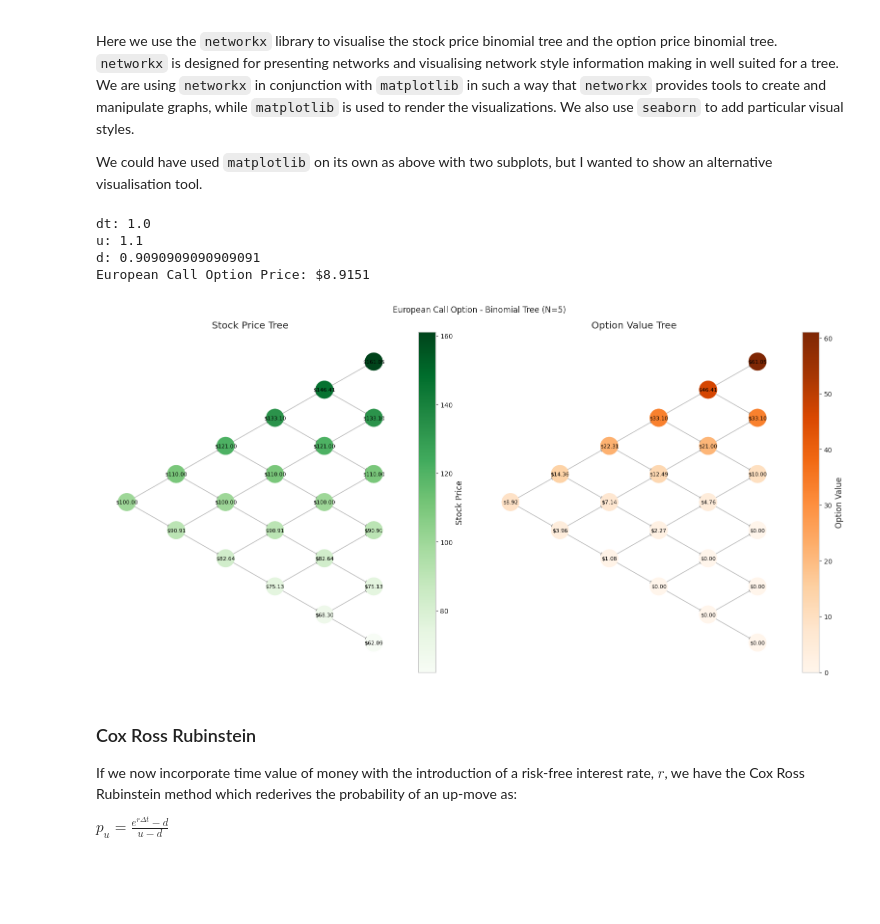
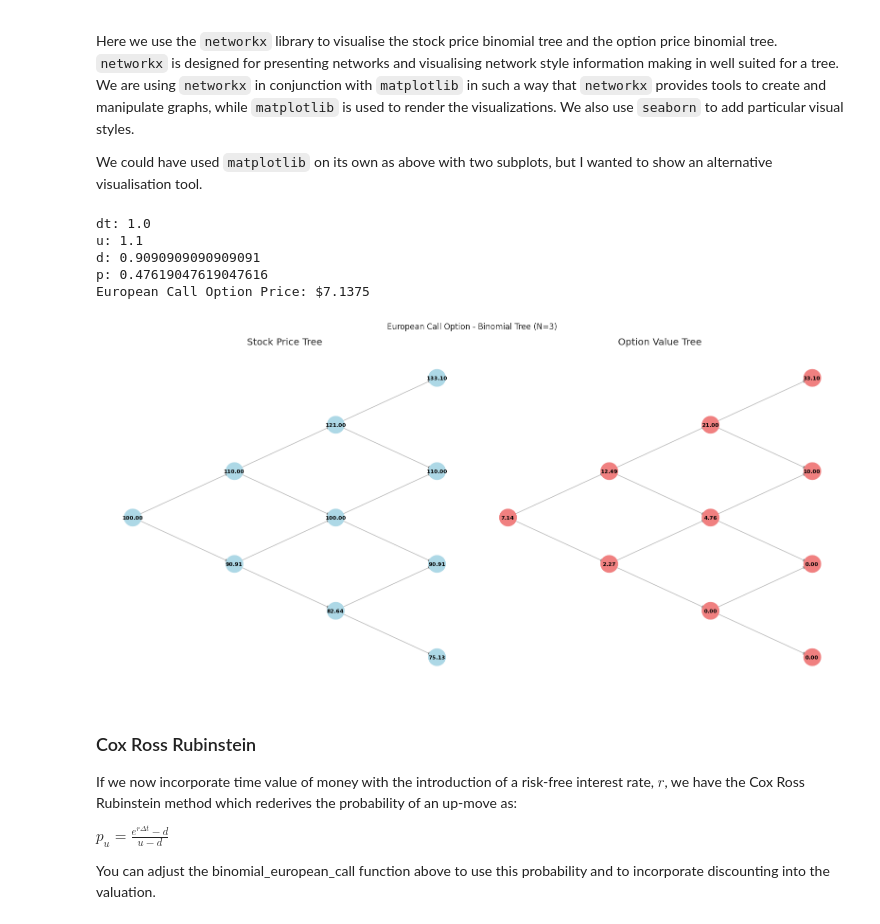
Before and after one commit to howesrichard/FM_binomial_monte, a Jupyter notebook: 1_binomial_pricing_model.ipynb, the cells around one changed output. Drawn from its saved outputs; the diff is of its cells as text; code cells hidden in the pictures; blank space fills up the shorter version.

```diff
--- a/1_binomial_pricing_model.ipynb
+++ b/1_binomial_pricing_model.ipynb
@@ -202,25 +203,20 @@ def plot_binomial_tree(stock_tree, option_tree, N):
     nx.draw_networkx_edges(G, pos, ax=ax1, alpha=0.3)
     nx.draw_networkx_edges(G, pos, ax=ax2, alpha=0.3)
 
-    # Draw nodes with color based on values
+    # Draw nodes
     node_colors1 = [stock_tree[int(node.split(',')[0]), int(node.split(',')[1])] for node in G.nodes()]
-    nx.draw_networkx_nodes(G, pos, ax=ax1, node_size=700, node_color=node_colors1, cmap=plt.cm.Greens)
+    nx.draw_networkx_nodes(G, pos, ax=ax1, node_size=700, node_color='lightblue')
 
     node_colors2 = [option_tree[int(node.split(',')[0]), int(node.split(',')[1])] for node in G.nodes()]
-    nx.draw_networkx_nodes(G, pos, ax=ax2, node_size=700, node_color=node_colors2, cmap=plt.cm.Oranges)
-
-    # Add colorbars
-    sm1 = plt.cm.ScalarMappable(cmap=plt.cm.Greens, norm=plt.Normalize(vmin=min(node_colors1), vmax=max(node_colors1)))
-    sm1.set_array([])
-    plt.colorbar(sm1, ax=ax1).set_label('Stock Price')
+    nx.draw_networkx_nodes(G, pos, ax=ax2, node_size=700, node_color='lightcoral')
 
     sm2 = plt.cm.ScalarMappable(cmap=plt.cm.Oranges, norm=plt.Normalize(vmin=min(node_colors2), vmax=max(node_colors2)))
     sm2.set_array([])
-    plt.colorbar(sm2, ax=ax2).set_label('Option Value')
+
 
     # Add labels
-    labels1 = {node: f"${G.nodes[node]['stock_price']:.2f}" for node in G.nodes()}
-    labels2 = {node: f"${G.nodes[node]['option_value']:.2f}" for node in G.nodes()}
+    labels1 = {node: f"$\\bf{{{G.nodes[node]['stock_price']:.2f}}}$" for node in G.nodes()}
+    labels2 = {node: f"$\\bf{{{G.nodes[node]['option_value']:.2f}}}$" for node in G.nodes()}
 
     nx.draw_networkx_labels(G, pos, labels=labels1, ax=ax1, font_size=8)
     nx.draw_networkx_labels(G, pos, labels=labels2, ax=ax2, font_size=8)
@@ -234,27 +230,30 @@ def plot_binomial_tree(stock_tree, option_tree, N):
 # %%
 # Define parameters
 S0 = 100    # Initial stock price
 K = 100     # Strike price
-T = 5       # Time to expiration (in years)
+T = 3       # Time to expiration (in years)
 sigma = np.log(1.1) # Volatility calibrated to 10% per year
 # Note: sigma is the annualized volatility, so we use log(1.1) to get the daily volatility
-N = 5       # Number of time steps
+N = T       # Number of time steps
 
 # Price the European call option
 call_price, stock_tree, option_tree = binomial_european_call(S0, K, T, sigma, N)
 print(f"European Call Option Price: ${call_price:.4f}")
 
 # Visualize the binomial tree
 plot_binomial_tree(stock_tree, option_tree, N)
 # %% [output]
 dt: 1.0
 u: 1.1
 d: 0.9090909090909091
-European Call Option Price: $8.9151
+p: 0.47619047619047616
+European Call Option Price: $7.1375
-[figure, old version]
+[figure, new version]
 # %% [markdown]
 ### Cox Ross Rubinstein
 
 If we now incorporate time value of money with the introduction of a risk-free interest rate, $r$, we have the Cox Ross Rubinstein method which rederives the probability of an up-move as:
 
 $p_u = \frac{e^{r\Delta t}-d}{u-d}$
+
+You can adjust the binomial_european_call function above to use this probability and to incorporate discounting into the valuation.
```
Also changed, not shown: parts of 1 cell of this notebook.
